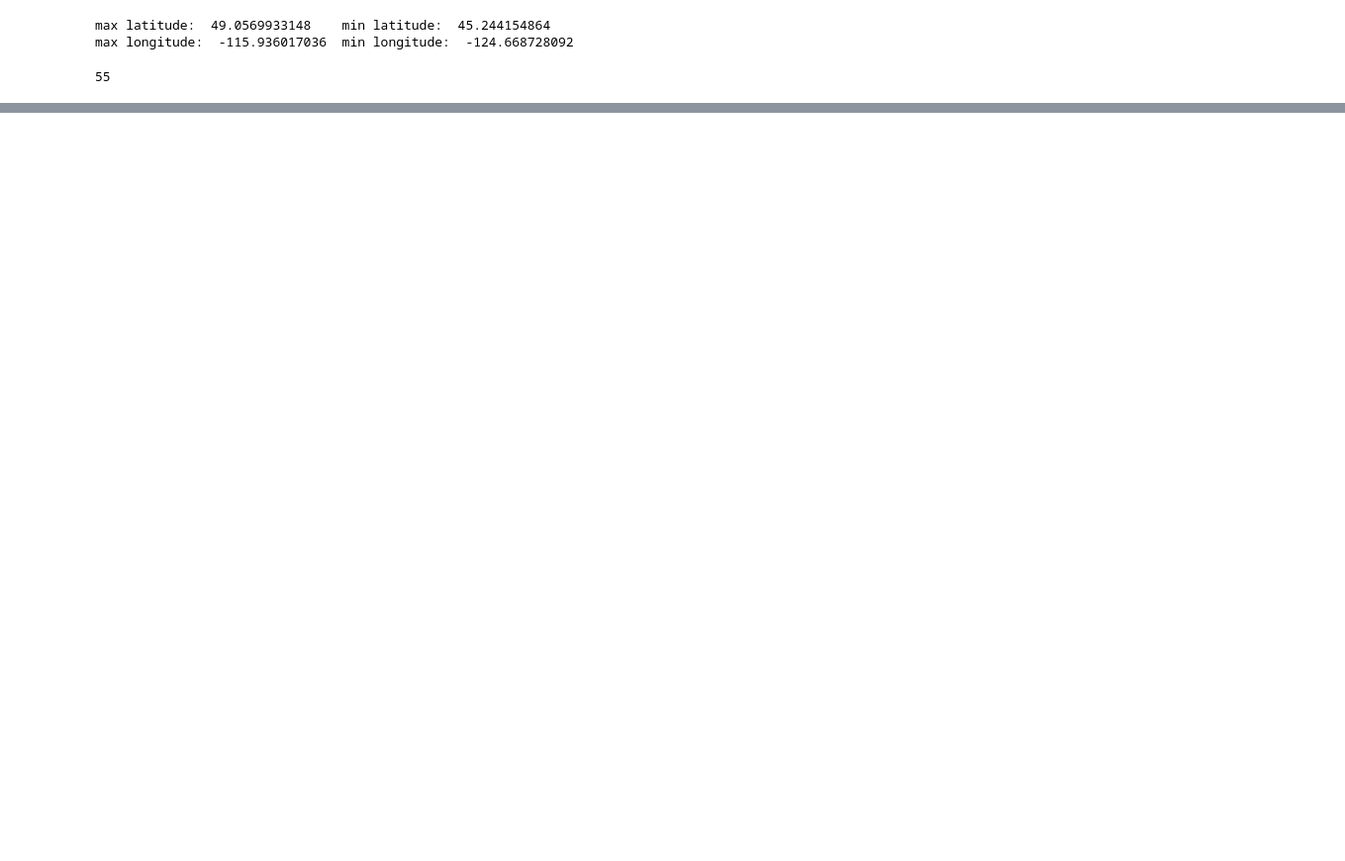
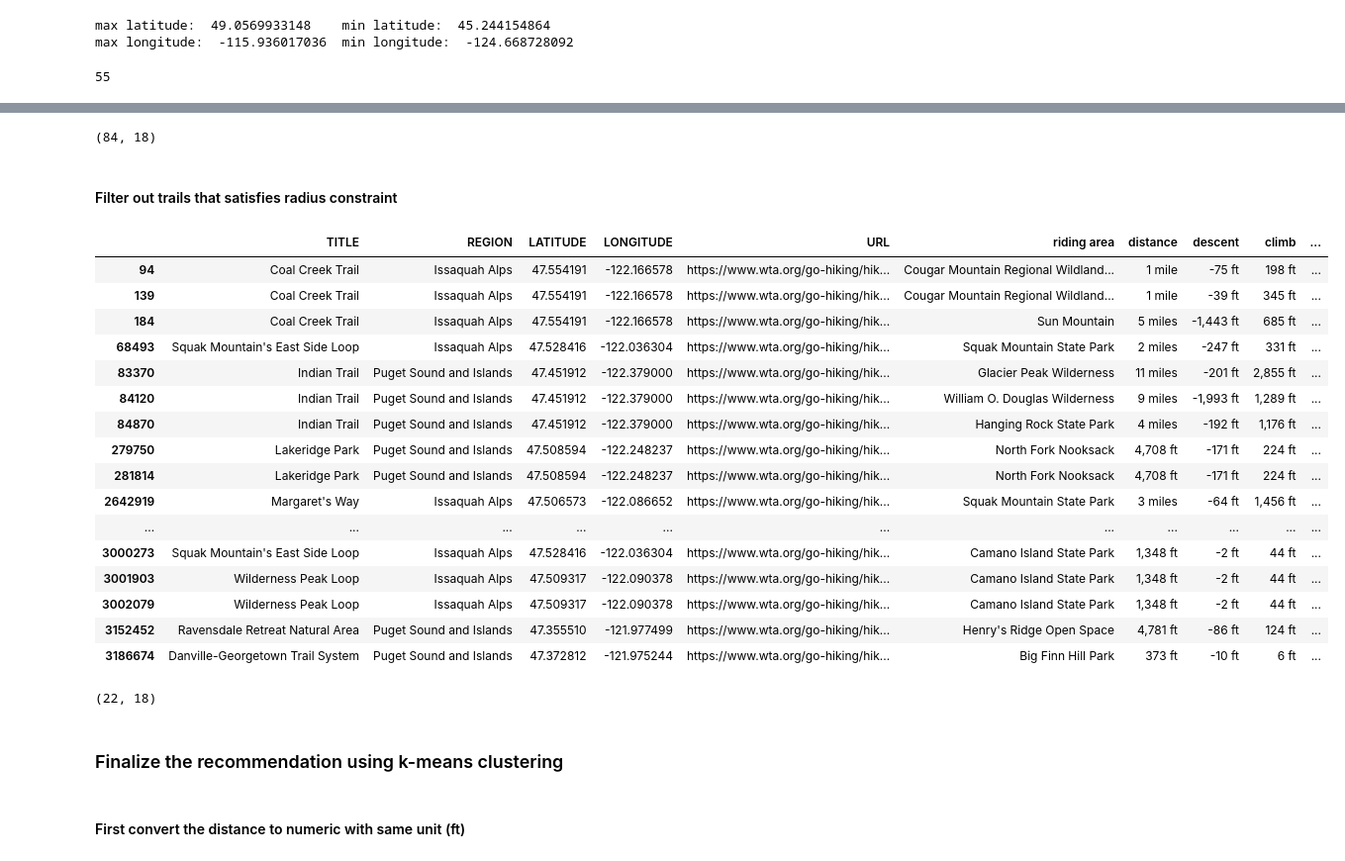
Before and after one commit to abonafede/TrailRecommendor, a Jupyter notebook: recommendation.ipynb, the cells around one changed output, grey strips where cells are left out. Shown at 99% size. Drawn from its saved outputs; the diff is of its cells as text; code cells hidden in the pictures; blank space fills up the shorter version.

Commit message:
Finished building the recommendation model

```diff
--- a/recommendation.ipynb
+++ b/recommendation.ipynb
@@ -232,0 +259,21 @@ nearestCenterLabel
+# %%
+def convertToAMPM(hour):
+    '''
+    Inputs:
+        hour : int (0-23)
+
+    Outputs:
+        hourOfDay : string (AM/PM format time)
+    '''
+    if hour == 0: return "12am"
+    elif hour < 12: return str(hour)+"am"
+    elif hour == 12: return "12pm"
+    else: return str(hour-12)+"pm"
+
+# tests
+assert(convertToAMPM(15) == "3pm")
+assert(convertToAMPM(11) == "11am")
+assert(convertToAMPM(12) == "12pm")
+# %%
+df_satisfy = df_satisfy[df_satisfy.apply(lambda x: x['Period'] == convertToAMPM(hour_of_day), axis=1)]
+df_satisfy.head()
@@ -232,0 +287,36 @@ nearestCenterLabel
+# %%
+df_satisfy.shape
+# %% [output]
+(84, 18)
+# %% [markdown]
+#### Filter out trails that satisfies radius constraint
+# %%
+df_satisfy = df_satisfy[df_satisfy.apply(lambda x: getDistFromLatLong((x['LATITUDE'], x['LONGITUDE']), coord) <= radius, axis=1)]
+df_satisfy = df_satisfy.drop_duplicates(keep="first")
+df_satisfy.head(20)
+# %% [output]
+|  | TITLE | REGION | LATITUDE | LONGITUDE | URL | riding area | distance | descent | climb | ... |
+| 94 | Coal Creek Trail | Issaquah Alps | 47.554191 | -122.166578 | https://www.wta.org/go-hiking/hik... | Cougar Mountain Regional Wildland... | 1 mile | -75 ft | 198 ft | ... |
+| 139 | Coal Creek Trail | Issaquah Alps | 47.554191 | -122.166578 | https://www.wta.org/go-hiking/hik... | Cougar Mountain Regional Wildland... | 1 mile | -39 ft | 345 ft | ... |
+| 184 | Coal Creek Trail | Issaquah Alps | 47.554191 | -122.166578 | https://www.wta.org/go-hiking/hik... | Sun Mountain | 5 miles | -1,443 ft | 685 ft | ... |
+| 68493 | Squak Mountain's East Side Loop | Issaquah Alps | 47.528416 | -122.036304 | https://www.wta.org/go-hiking/hik... | Squak Mountain State Park | 2 miles | -247 ft | 331 ft | ... |
+| 83370 | Indian Trail | Puget Sound and Islands | 47.451912 | -122.379000 | https://www.wta.org/go-hiking/hik... | Glacier Peak Wilderness | 11 miles | -201 ft | 2,855 ft | ... |
+| 84120 | Indian Trail | Puget Sound and Islands | 47.451912 | -122.379000 | https://www.wta.org/go-hiking/hik... | William O. Douglas Wilderness | 9 miles | -1,993 ft | 1,289 ft | ... |
+| 84870 | Indian Trail | Puget Sound and Islands | 47.451912 | -122.379000 | https://www.wta.org/go-hiking/hik... | Hanging Rock State Park | 4 miles | -192 ft | 1,176 ft | ... |
+| 279750 | Lakeridge Park | Puget Sound and Islands | 47.508594 | -122.248237 | https://www.wta.org/go-hiking/hik... | North Fork Nooksack | 4,708 ft | -171 ft | 224 ft | ... |
+| 281814 | Lakeridge Park | Puget Sound and Islands | 47.508594 | -122.248237 | https://www.wta.org/go-hiking/hik... | North Fork Nooksack | 4,708 ft | -171 ft | 224 ft | ... |
+| 2642919 | Margaret's Way | Issaquah Alps | 47.506573 | -122.086652 | https://www.wta.org/go-hiking/hik... | Squak Mountain State Park | 3 miles | -64 ft | 1,456 ft | ... |
+| ... | ... | ... | ... | ... | ... | ... | ... | ... | ... | ... |
+| 3000273 | Squak Mountain's East Side Loop | Issaquah Alps | 47.528416 | -122.036304 | https://www.wta.org/go-hiking/hik... | Camano Island State Park | 1,348 ft | -2 ft | 44 ft | ... |
+| 3001903 | Wilderness Peak Loop | Issaquah Alps | 47.509317 | -122.090378 | https://www.wta.org/go-hiking/hik... | Camano Island State Park | 1,348 ft | -2 ft | 44 ft | ... |
+| 3002079 | Wilderness Peak Loop | Issaquah Alps | 47.509317 | -122.090378 | https://www.wta.org/go-hiking/hik... | Camano Island State Park | 1,348 ft | -2 ft | 44 ft | ... |
+| 3152452 | Ravensdale Retreat Natural Area | Puget Sound and Islands | 47.355510 | -121.977499 | https://www.wta.org/go-hiking/hik... | Henry's Ridge Open Space | 4,781 ft | -86 ft | 124 ft | ... |
+| 3186674 | Danville-Georgetown Trail System | Puget Sound and Islands | 47.372812 | -121.975244 | https://www.wta.org/go-hiking/hik... | Big Finn Hill Park | 373 ft | -10 ft | 6 ft | ... |
+# %%
+df_satisfy.shape
+# %% [output]
+(22, 18)
+# %% [markdown]
+### Finalize the recommendation using k-means clustering
+# %% [markdown]
+#### First convert the distance to numeric with same unit (ft)
```
Also changed, not shown: parts of 24 cells of this notebook.
